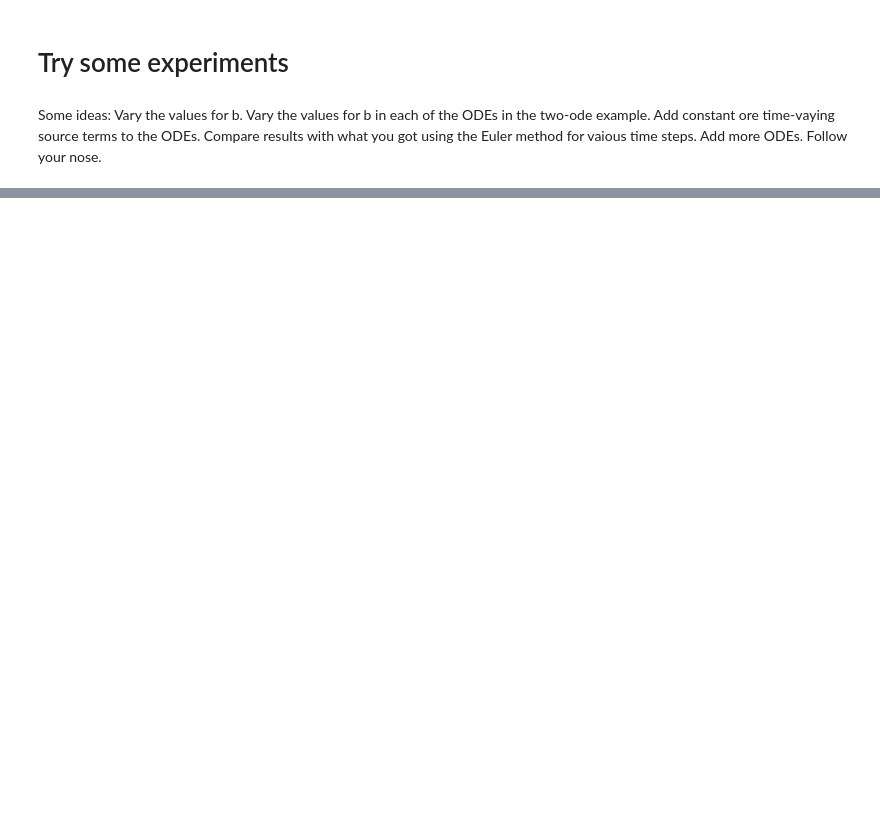
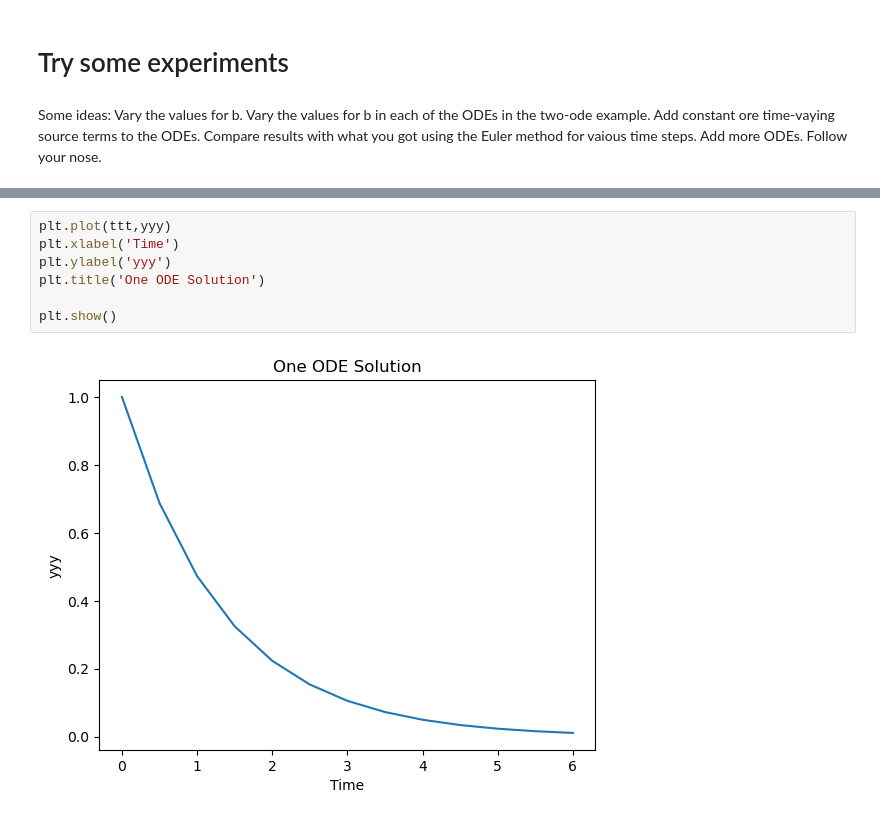
Before and after one commit to ejb1733/eosc453, a Jupyter notebook: assn0/odeRKexamplemain.ipynb, the cells around one changed output, grey strips where cells are left out. Saved outputs shown, nothing was run; the diff lists cells and outputs as text; blank space fills up the shorter version.

```diff
--- a/assn0/odeRKexamplemain.ipynb
+++ b/assn0/odeRKexamplemain.ipynb
@@ -160,0 +200,9 @@ Some ideas: Vary the values for b.  Vary the values for b in each of the ODEs in
+# %%
+plt.plot(ttt,yyy)
+plt.xlabel('Time')
+plt.ylabel('yyy')
+plt.title('One ODE Solution')
+
+plt.show()
+# %% [output]
+[figure, added]
```
Also changed, not shown: parts of 8 cells of this notebook.
